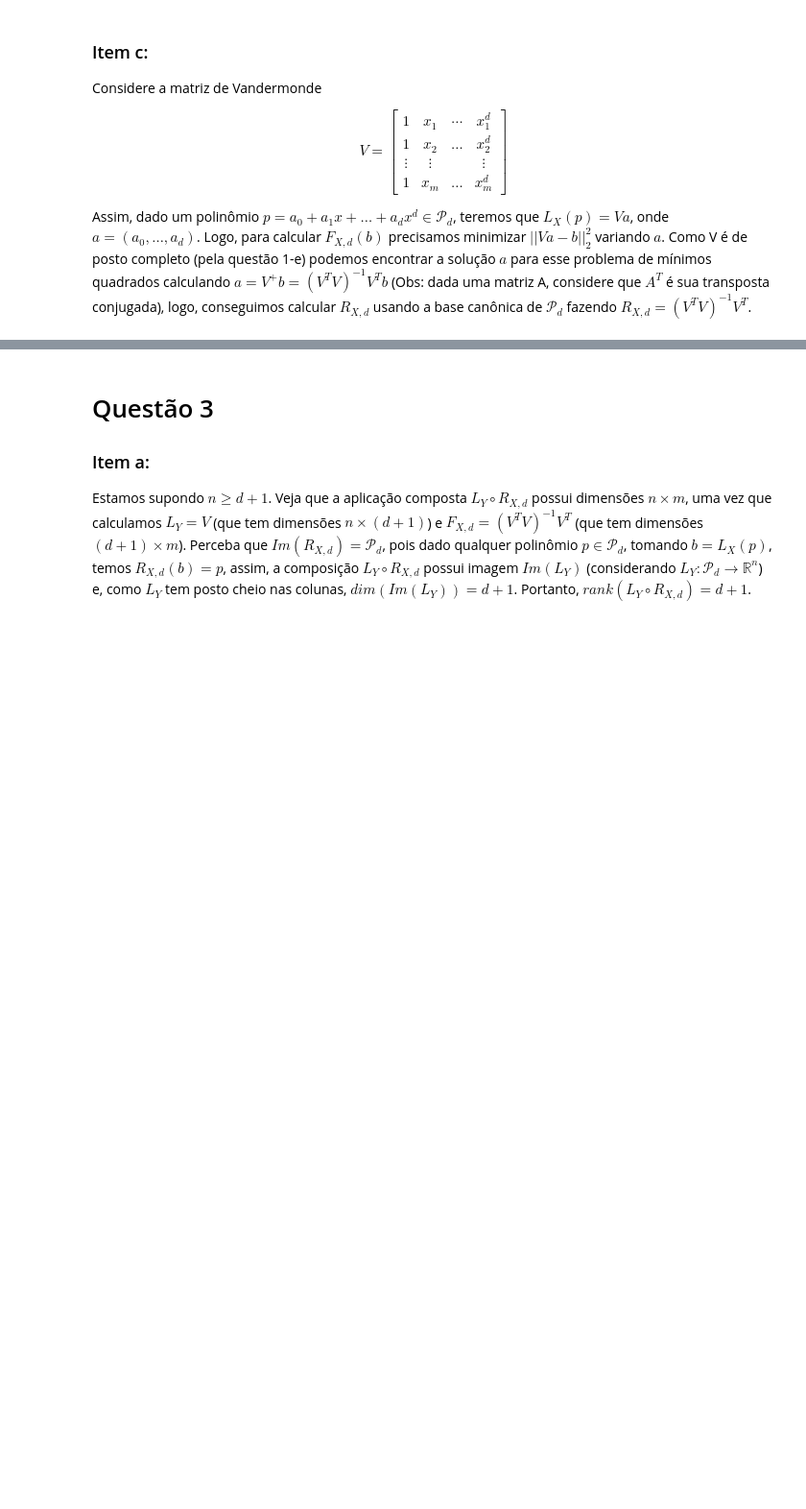
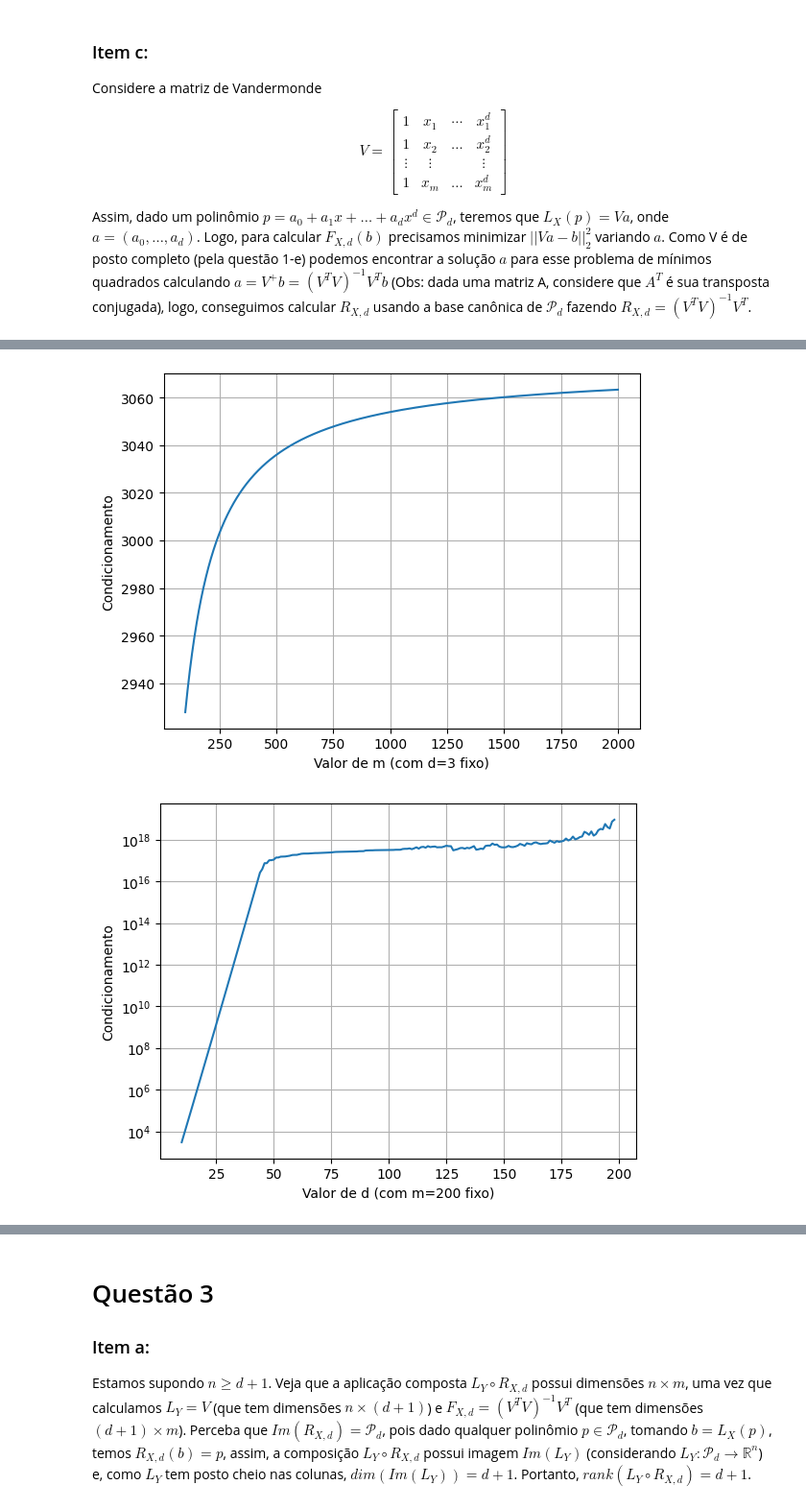
Before and after one commit to Gustasnz/Projeto-3---ALN, a Jupyter notebook: Projeto3.ipynb, the cells around one changed output, grey strips where cells are left out. Shown at 96% size. Cells and saved outputs as stored; diff of their text form; code cells hidden in the pictures; blank space fills up the shorter version.

```diff
--- a/Projeto3.ipynb
+++ b/Projeto3.ipynb
@@ -63,36 +61,51 @@ Ademais, segue aí uns codiguin
 # %%
 import numpy as np
+import matplotlib.pyplot as plt
+
+def erro(y_real, y_pred):
+    return np.mean((y_real - y_pred) ** 2)
 
 def L_X(x, deg):
-    x = np.array(x, dtype=float)
-    m = len(x)
-    v = np.zeros((m, deg+1))
-    for i in range(m):
-        for j in range(deg+1):
-            v[i,j] = x[i]**j
-    return v
+    lx = np.zeros((len(x), deg + 1))
+    for i in range(deg + 1):
+        lx[:, i] = x ** i
+    return lx
 
-def R_XD(x, deg):
-    v = L_X(x, deg)
-    vtv = v.T @ v
-    r_xd = np.linalg.inv(vtv) @ v.T
-    return r_xd
+def R_comp_L(x, y, deg):
+    lx = L_X(x, deg)
+    # quando usamos simplesmente r = np.linalg.inv(lx.T @ lx) @ lx.T
+    r, inutil_1, inutil_2, inutil_3 = np.linalg.lstsq(lx, y, rcond=None)
+    return r, lx
 
-m = 11
-d = 10
-x = np.linspace(-1, 1, m)
-v = L_X(x,d)
-r = R_XD(x,d)
-#print(x)
-#print(v)
-#print(r)
+# teste 1
+d=10
+condicionamento=[]
+for m in range(100,2000): # como o condicionamento se comporta variando o m
+    x=np.linspace(-1,1,m)
+    y=np.sin(x)+np.random.normal(0,1,x.size)
+    w,lx=R_comp_L(x,y,d)
+    condicionamento.append(np.linalg.cond(lx))
+ms = np.arange(100,2000)
+plt.plot(ms, condicionamento)
+plt.xlabel("Valor de m (com d=3 fixo)")
+plt.ylabel("Condicionamento")
+plt.grid()
+plt.show()
 
-cond_LX = np.linalg.cond(v)
-cond_RXd = np.linalg.cond(r)
-
-print("\nCondicionamento de L_X:")
-print(cond_LX)
-
-print("\nCondicionamento de R_{X,d}:")
-print(cond_RXd)
+# teste 2
+m=200
+condicionamento=[]
+for d in range(10,199): # como o condicionamento se comporta variando o d
+    x=np.linspace(-1,1,m)
+    y=np.sin(x)+np.random.normal(0,1,x.size)
+    w,lx=R_comp_L(x,y,d)
+    singular_values = np.linalg.svd(lx, compute_uv=False)
+    condicionamento.append(np.linalg.cond(lx))
+ms = np.arange(10,199)
+plt.plot(ms, condicionamento)
+plt.xlabel("Valor de d (com m=200 fixo)")
+plt.ylabel("Condicionamento")
+plt.yscale("log")
+plt.grid()
+plt.show()
 # %% [output]
@@ -115,0 +112,2 @@ Condicionamento de R_{X,d}:
+[figure, added]
+[figure, added]
```
Also changed, not shown: parts of 14 cells of this notebook, 1 other file.
